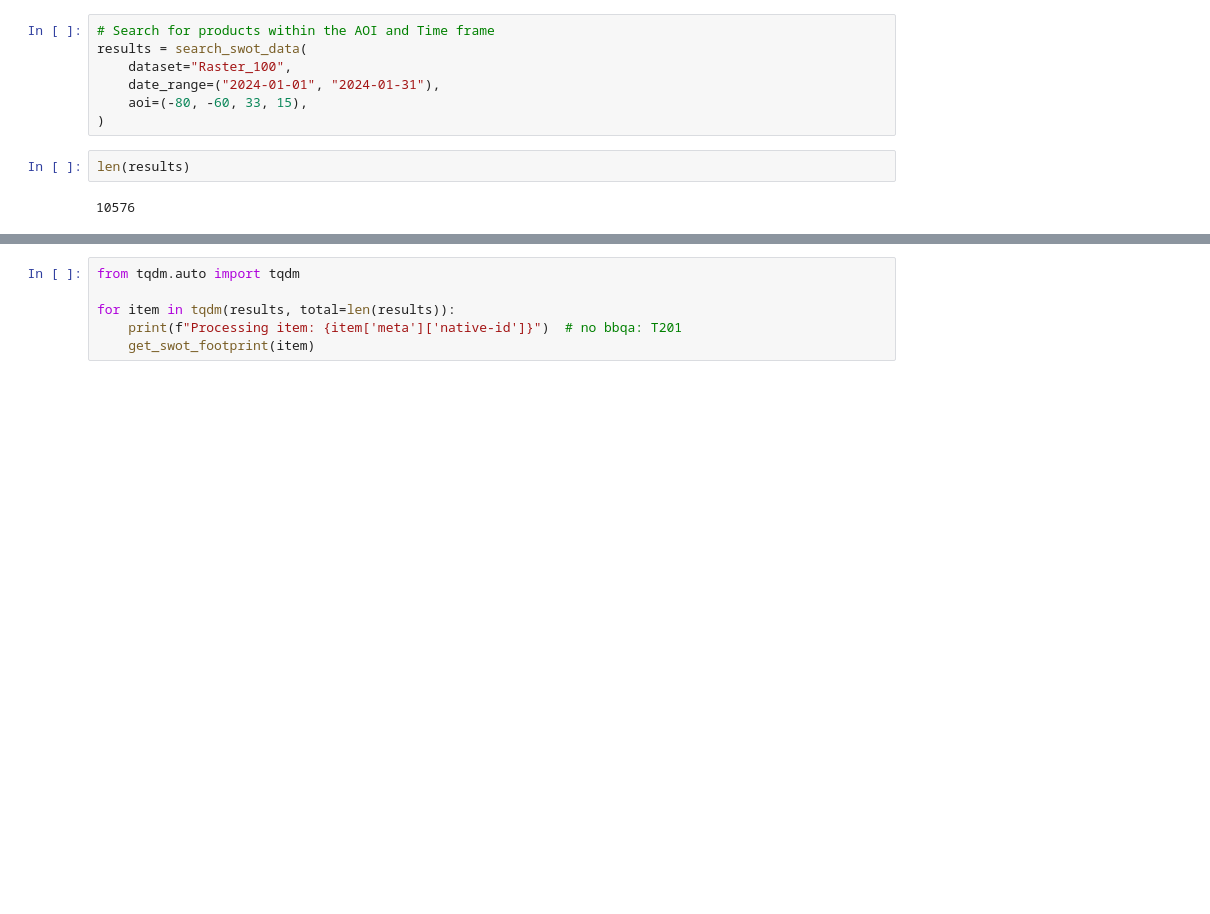
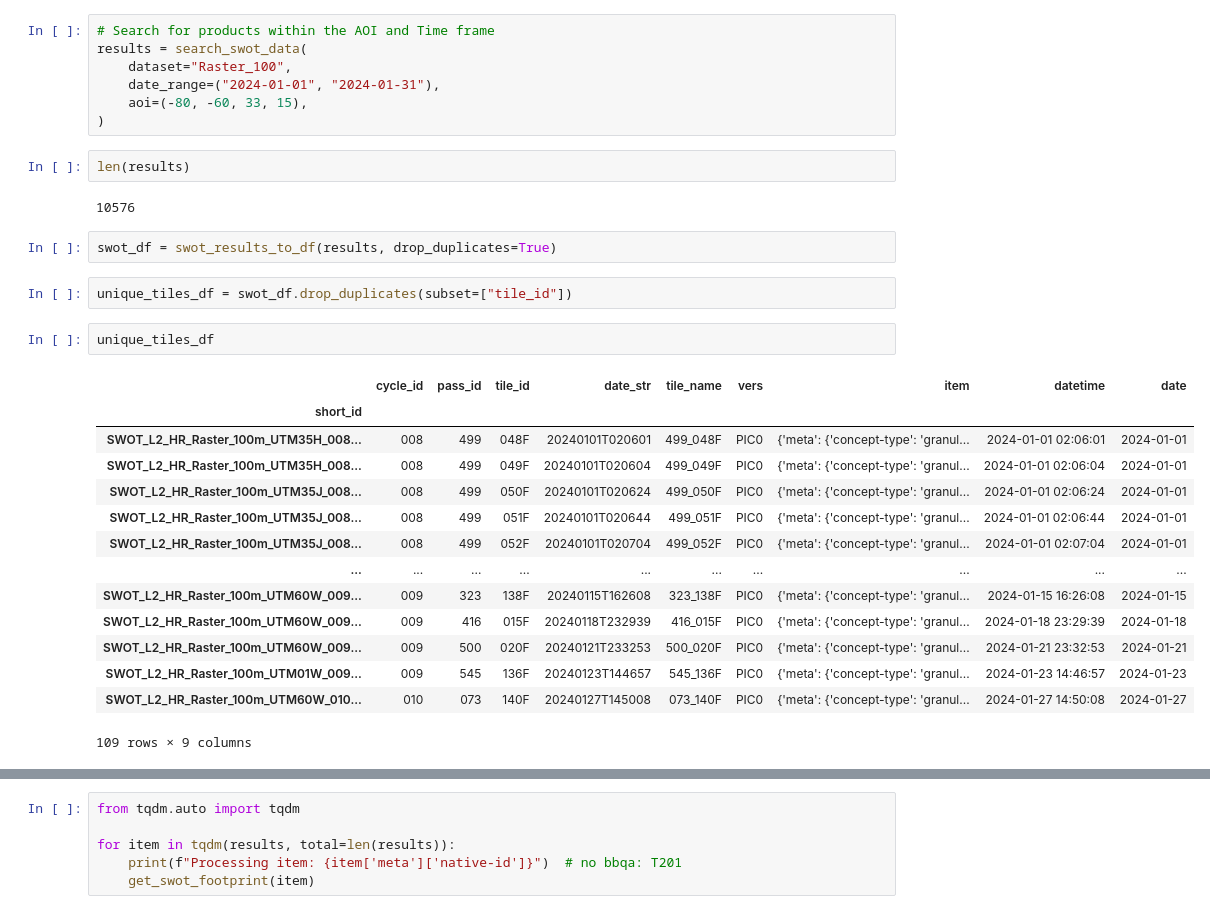
Before and after one commit to cordmaur/swot, a Jupyter notebook: nbs/08-Download_SWOT_rasters.ipynb, the cells around one changed output, grey strips where cells are left out. Cells and saved outputs as stored; diff of their text form; blank space fills up the shorter version.

Commit message:
Search rasters complete

```diff
--- a/nbs/08-Download_SWOT_rasters.ipynb
+++ b/nbs/08-Download_SWOT_rasters.ipynb
@@ -53,3 +99,24 @@ results = search_swot_data(
 len(results)
 # %% [output]
 10576
+# %%
+swot_df = swot_results_to_df(results, drop_duplicates=True)
+# %%
+unique_tiles_df = swot_df.drop_duplicates(subset=["tile_id"])
+# %%
+unique_tiles_df
+# %% [output]
+|  | cycle_id | pass_id | tile_id | date_str | tile_name | vers | item | datetime | date |
+| short_id |  |  |  |  |  |  |  |  |  |
+| SWOT_L2_HR_Raster_100m_UTM35H_008... | 008 | 499 | 048F | 20240101T020601 | 499_048F | PIC0 | {'meta': {'concept-type': 'granul... | 2024-01-01 02:06:01 | 2024-01-01 |
+| SWOT_L2_HR_Raster_100m_UTM35H_008... | 008 | 499 | 049F | 20240101T020604 | 499_049F | PIC0 | {'meta': {'concept-type': 'granul... | 2024-01-01 02:06:04 | 2024-01-01 |
+| SWOT_L2_HR_Raster_100m_UTM35J_008... | 008 | 499 | 050F | 20240101T020624 | 499_050F | PIC0 | {'meta': {'concept-type': 'granul... | 2024-01-01 02:06:24 | 2024-01-01 |
+| SWOT_L2_HR_Raster_100m_UTM35J_008... | 008 | 499 | 051F | 20240101T020644 | 499_051F | PIC0 | {'meta': {'concept-type': 'granul... | 2024-01-01 02:06:44 | 2024-01-01 |
+| SWOT_L2_HR_Raster_100m_UTM35J_008... | 008 | 499 | 052F | 20240101T020704 | 499_052F | PIC0 | {'meta': {'concept-type': 'granul... | 2024-01-01 02:07:04 | 2024-01-01 |
+| ... | ... | ... | ... | ... | ... | ... | ... | ... | ... |
+| SWOT_L2_HR_Raster_100m_UTM60W_009... | 009 | 323 | 138F | 20240115T162608 | 323_138F | PIC0 | {'meta': {'concept-type': 'granul... | 2024-01-15 16:26:08 | 2024-01-15 |
+| SWOT_L2_HR_Raster_100m_UTM60W_009... | 009 | 416 | 015F | 20240118T232939 | 416_015F | PIC0 | {'meta': {'concept-type': 'granul... | 2024-01-18 23:29:39 | 2024-01-18 |
+| SWOT_L2_HR_Raster_100m_UTM60W_009... | 009 | 500 | 020F | 20240121T233253 | 500_020F | PIC0 | {'meta': {'concept-type': 'granul... | 2024-01-21 23:32:53 | 2024-01-21 |
+| SWOT_L2_HR_Raster_100m_UTM01W_009... | 009 | 545 | 136F | 20240123T144657 | 545_136F | PIC0 | {'meta': {'concept-type': 'granul... | 2024-01-23 14:46:57 | 2024-01-23 |
+| SWOT_L2_HR_Raster_100m_UTM60W_010... | 010 | 073 | 140F | 20240127T145008 | 073_140F | PIC0 | {'meta': {'concept-type': 'granul... | 2024-01-27 14:50:08 | 2024-01-27 |
+109 rows × 9 columns
```
Also changed, not shown: parts of 12 cells of this notebook, 2 other files.
